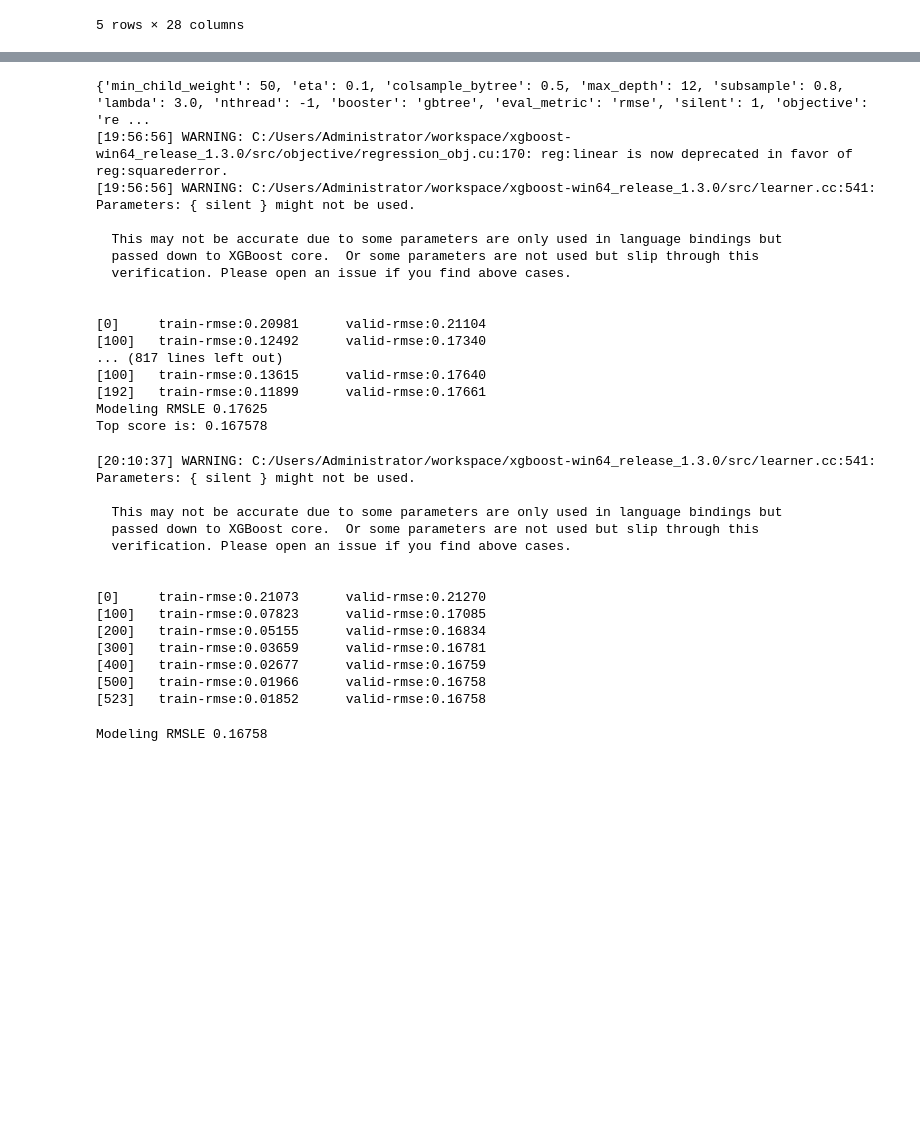
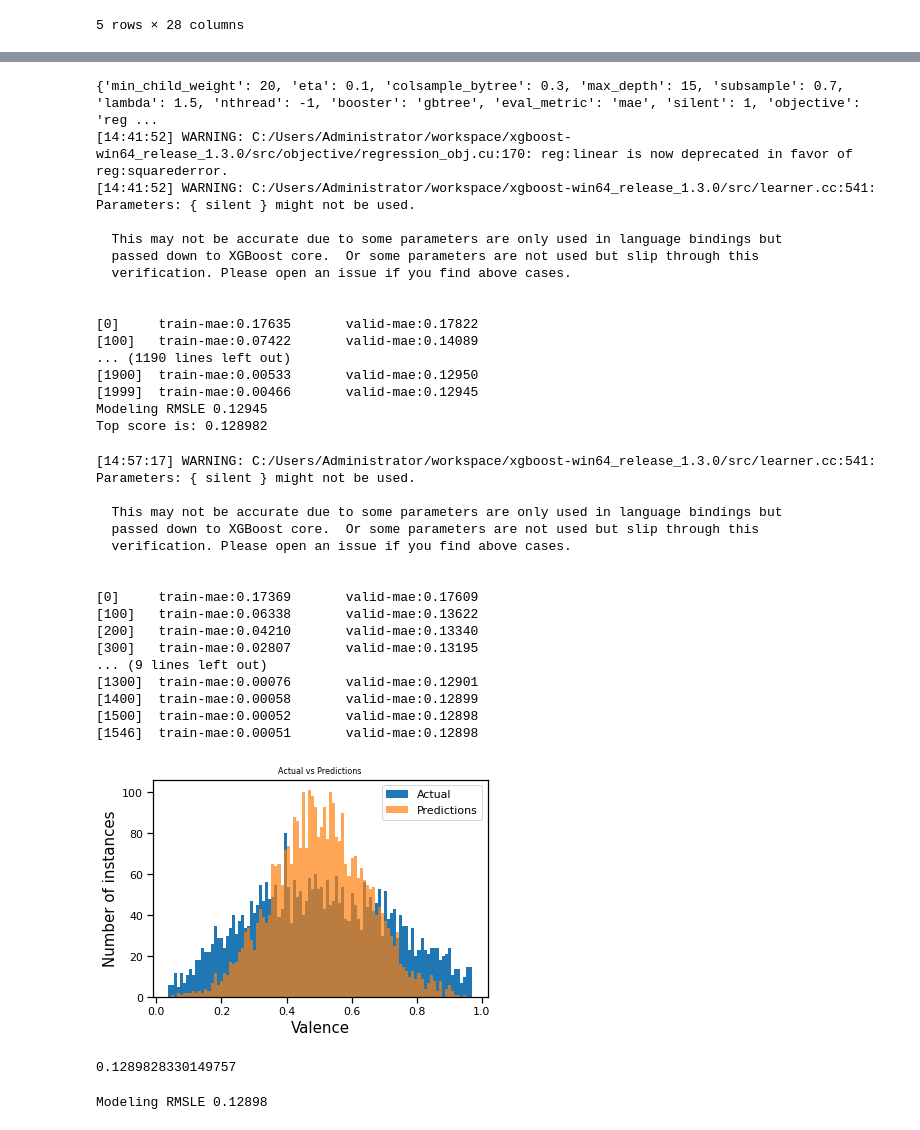
Before and after one commit to geo-chalk/spotify_valence, a Jupyter notebook: spotify_valence.ipynb, the cells around one changed output, grey strips where cells are left out. Saved outputs shown, nothing was run; the diff lists cells and outputs as text; code cells hidden in the pictures; blank space fills up the shorter version.

```diff
--- a/spotify_valence.ipynb
+++ b/spotify_valence.ipynb
@@ -1230,8 +1217,8 @@ for MCW in [10, 20, 50, 75, 100]:
                         xgb_pars.append({'min_child_weight': MCW, 'eta': ETA,
                                          'colsample_bytree': CS, 'max_depth': MD,
                                          'subsample': SS, 'lambda': LAMBDA,
-                                         'nthread': -1, 'booster' : 'gbtree', 'eval_metric': 'rmse',
-                                         'silent': 1, 'objective': 'reg:linear'})
+                                         'nthread': -1, 'booster' : 'gbtree', 'eval_metric': 'mae',
+                                         'silent': 1, 'objective': 'reg:squarederror'})
 top_score = 1
 for _ in range(50):
     xgb_par = np.random.choice(xgb_pars, 1)[0]
@@ -1241,12 +1228,14 @@ for _ in range(50):
     print('Modeling RMSLE %.5f' % model.best_score)
     if model.best_score < top_score:
         top_score = model.best_score
+        top_model = model
 
 print(f"Top score is: {top_score}")
+print(top_model)
 # %% [output]
-{'min_child_weight': 50, 'eta': 0.1, 'colsample_bytree': 0.5, 'max_depth': 12, 'subsample': 0.8, 'lambda': 3.0, 'nthread': -1, 'booster': 'gbtree', 'eval_metric': 'rmse', 'silent': 1, 'objective': 're ...
-[19:56:56] WARNING: C:/Users/Administrator/workspace/xgboost-win64_release_1.3.0/src/objective/regression_obj.cu:170: reg:linear is now deprecated in favor of reg:squarederror.
-[19:56:56] WARNING: C:/Users/Administrator/workspace/xgboost-win64_release_1.3.0/src/learner.cc:541:
+{'min_child_weight': 20, 'eta': 0.1, 'colsample_bytree': 0.3, 'max_depth': 15, 'subsample': 0.7, 'lambda': 1.5, 'nthread': -1, 'booster': 'gbtree', 'eval_metric': 'mae', 'silent': 1, 'objective': 'reg ...
+[14:41:52] WARNING: C:/Users/Administrator/workspace/xgboost-win64_release_1.3.0/src/objective/regression_obj.cu:170: reg:linear is now deprecated in favor of reg:squarederror.
+[14:41:52] WARNING: C:/Users/Administrator/workspace/xgboost-win64_release_1.3.0/src/learner.cc:541:
 Parameters: { silent } might not be used.
 
   This may not be accurate due to some parameters are only used in language bindings but
@@ -1254,22 +1243,23 @@ Parameters: { silent } might not be used.
   verification. Please open an issue if you find above cases.
 
 
-[0]     train-rmse:0.20981      valid-rmse:0.21104
-[100]   train-rmse:0.12492      valid-rmse:0.17340
-... (817 lines left out)
-[100]   train-rmse:0.13615      valid-rmse:0.17640
-[192]   train-rmse:0.11899      valid-rmse:0.17661
-Modeling RMSLE 0.17625
-Top score is: 0.167578
+[0]     train-mae:0.17635       valid-mae:0.17822
+[100]   train-mae:0.07422       valid-mae:0.14089
+... (1190 lines left out)
+[1900]  train-mae:0.00533       valid-mae:0.12950
+[1999]  train-mae:0.00466       valid-mae:0.12945
+Modeling RMSLE 0.12945
+Top score is: 0.128982
 # %%
-xgb_pars = {'min_child_weight': 10, 'eta': 0.05, 'colsample_bytree': 0.5, 'max_depth': 15, 'subsample': 0.8,
-'lambda': 2.0, 'nthread': -1, 'booster': 'gbtree', 'eval_metric': 'rmse', 'silent': 1, 'objective': 'reg:squarederror'}
+xgb_pars = {'min_child_weight': 20, 'eta': 0.1, 'colsample_bytree': 0.5, 'max_depth': 15, 'subsample': 0.8, 'lambda': 3.0,
+    'nthread': -1, 'booster': 'gbtree', 'eval_metric': 'mae', 'silent': 1, 'objective': 'reg:squarederror'}
+
 
 
 model = xgb.train(xgb_pars, dtrain, 2000, watchlist, early_stopping_rounds=50,
                   maximize=False, verbose_eval=100)
 # %% [output]
-[20:10:37] WARNING: C:/Users/Administrator/workspace/xgboost-win64_release_1.3.0/src/learner.cc:541:
+[14:57:17] WARNING: C:/Users/Administrator/workspace/xgboost-win64_release_1.3.0/src/learner.cc:541:
 Parameters: { silent } might not be used.
 
   This may not be accurate due to some parameters are only used in language bindings but
@@ -1277,17 +1267,26 @@ Parameters: { silent } might not be used.
   verification. Please open an issue if you find above cases.
 
 
-[0]     train-rmse:0.21073      valid-rmse:0.21270
-[100]   train-rmse:0.07823      valid-rmse:0.17085
-[200]   train-rmse:0.05155      valid-rmse:0.16834
-[300]   train-rmse:0.03659      valid-rmse:0.16781
-[400]   train-rmse:0.02677      valid-rmse:0.16759
-[500]   train-rmse:0.01966      valid-rmse:0.16758
-[523]   train-rmse:0.01852      valid-rmse:0.16758
+[0]     train-mae:0.17369       valid-mae:0.17609
+[100]   train-mae:0.06338       valid-mae:0.13622
+[200]   train-mae:0.04210       valid-mae:0.13340
+[300]   train-mae:0.02807       valid-mae:0.13195
+... (9 lines left out)
+[1300]  train-mae:0.00076       valid-mae:0.12901
+[1400]  train-mae:0.00058       valid-mae:0.12899
+[1500]  train-mae:0.00052       valid-mae:0.12898
+[1546]  train-mae:0.00051       valid-mae:0.12898
+# %%
+pred_xgb = model.predict(dvalid)
+compare_predictions(y_test, pred_xgb)
+mean_absolute_error(y_test, pred_xgb)
+# %% [output]
+[figure, added]
+0.1289828330149757
 # %%
 print('Modeling RMSLE %.5f' % model.best_score)
 # %% [output]
-Modeling RMSLE 0.16758
+Modeling RMSLE 0.12898
 # %%
 xgb_model = XGBRegressor(**xgb_pars)
 xgb_model.fit(X_train, y_train)
```
Also changed, not shown: parts of 29 cells of this notebook.
